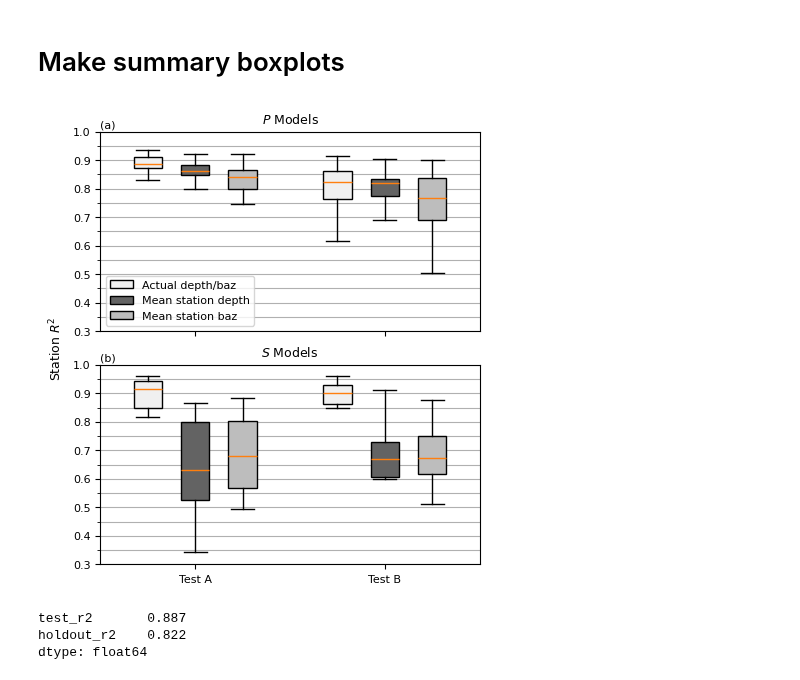
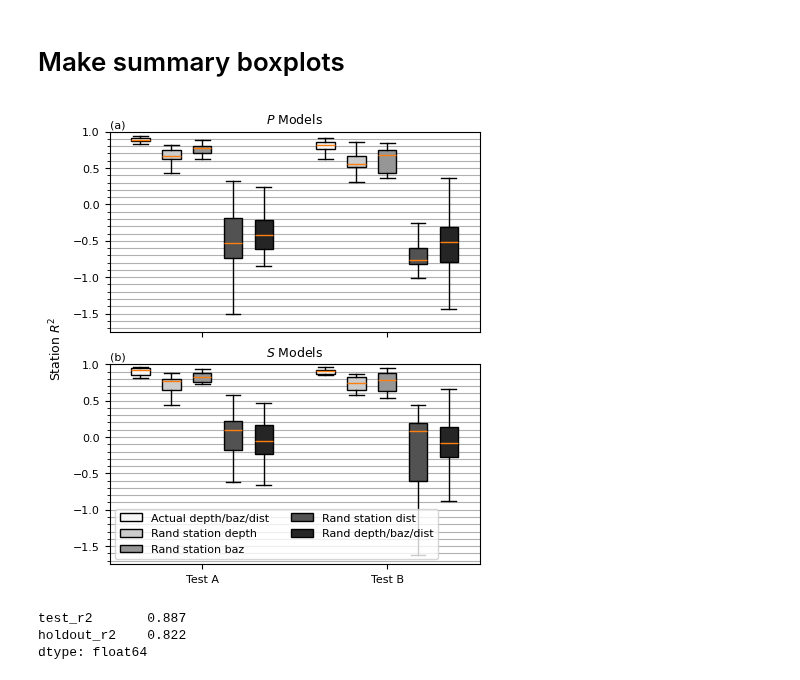
Before and after one commit to armstrong06/featmag, a Jupyter notebook: notebooks_results/examineDistanceCorrections.ipynb, the cells around one changed output. Drawn from its saved outputs; the diff is of its cells as text; code cells hidden in the pictures.

Commit message:
replace dist features with rand vals, include sr-distance, replace dist features at the same time

```diff
--- a/notebooks_results/examineDistanceCorrections.ipynb
+++ b/notebooks_results/examineDistanceCorrections.ipynb
@@ -182,27 +336,64 @@ s_depth_r2_df.head()
 boxplots_dict = {'sub_results':{'P':p_results, 'S':s_results},
                 'depth_results':{'P':p_depth_r2_df, 'S':s_depth_r2_df},
                 'baz_results':{'P':p_baz_r2_df, 'S':s_baz_r2_df},
+                'dist_results':{'P':p_dist_r2_df, 'S':s_dist_r2_df}
                     }
 scatter_dict = {
 }
-label_dict = {'sub_results': 'Actual depth/baz',
-              'depth_results':'Mean station depth',
-              'baz_results':'Mean station baz'}
+label_dict = {'sub_results': 'Actual depth/baz/dist',
+              'depth_results':f'{valtype} station depth',
+              'baz_results':f'{valtype} station baz',
+              'dist_results': f'{valtype} station dist'
+              }
+
+if replace_all:
+    boxplots_dict['all_results'] = {'P': p_rall_r2_df, 'S':s_rall_r2_df}
+    label_dict['all_results'] = f'{valtype} depth/baz/dist'
 # %%
 plotting.set_default_fontsizes()
-# %%
-plotting.r2_boxplots(boxplots_dict,
-                     scatter_dict,
-                     label_dict,
-                     xtick_locs=[0, 1],
-                     xlims=[-0.25, 1.75],
-                     plot_train=False,
-                     ylim=[0.3, 1.0],
-                     legend_ax=0,
-                     savefigname='../figures/stationMeanDistFeaturesR2Boxplots.png',
-                     figsize=(4.4, 4.8))
-# %% [output]
-[figure, removed]
+# %%
+bp_colors = ['#f7f7f7',
+'#cccccc',
+'#969696',
+'#525252', '#252525']
+# %%
+
+xtick_locs = [0, 1.25]
+xlims=[-0.25, 2.25]
+if replace_all:
+    xtick_locs = [0, 1.5]
+    xlims=[-0.25, 2.75]
+
+if use_mean:
+    plotting.r2_boxplots(boxplots_dict,
+                        scatter_dict,
+                        label_dict,
+                        xtick_locs=xtick_locs,
+                        xlims=xlims,
+                        plot_train=False,
+                        ylim=[-0.95, 1.],
+                        legend_ax=1,
+                        savefigname=figname,
+                        figsize=(4.4, 4.8),
+                        bp_colors=bp_colors,
+                        yticks={'major':0.5, 'minor':0.1},
+                        legend_ncols=2)
+else:
+    plotting.r2_boxplots(boxplots_dict,
+                        scatter_dict,
+                        label_dict,
+                        xtick_locs=xtick_locs,
+                        xlims=xlims,
+                        plot_train=False,
+                        ylim=[-1.75, 1.],
+                        legend_ax=1,
+                        savefigname=figname,
+                        figsize=(4.4, 4.8),
+                        bp_colors=bp_colors,
+                        yticks={'major':0.5, 'minor':0.1},
+                        legend_ncols=2)
+# %% [output]
+[figure, added]
 # %%
 p_results[['test_r2', 'holdout_r2']].median()
 # %% [output]
```
Also changed, not shown: parts of 22 cells of this notebook, 6 other files.
